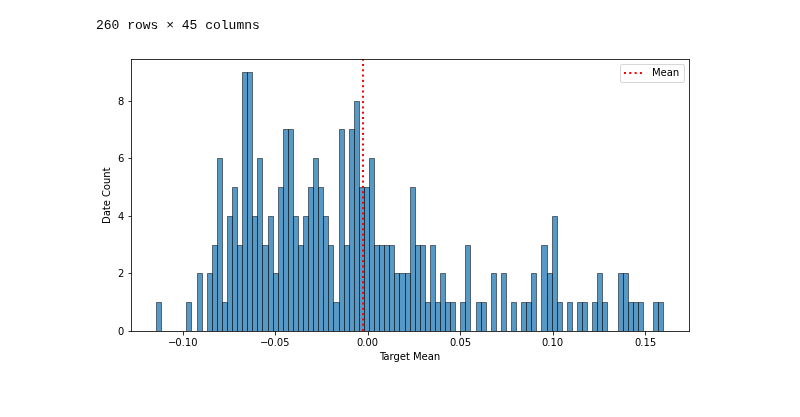
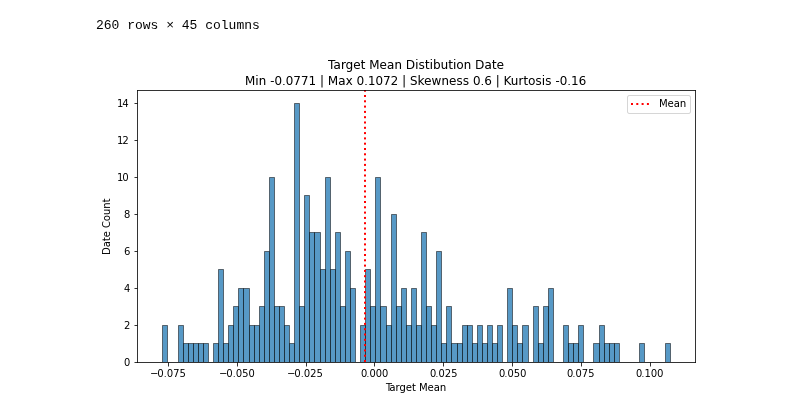
Before and after one commit to GariZabaleta/Brownian_motion, a Jupyter notebook: Brownian_Motion.ipynb, the cells around one changed output. Drawn from its saved outputs; the diff is of its cells as text; code cells hidden in the pictures.

```diff
--- a/Brownian_Motion.ipynb
+++ b/Brownian_Motion.ipynb
@@ -322,14 +322,20 @@ X
 260 rows × 45 columns
 # %%
 fig, ax = plt.subplots(figsize=(10,5))
-sns.histplot(data=X["pct_IDQB_21"].values, bins=100,
+sns.histplot(data=X["pct_IDQB_10"].values, bins=100,
              ax=ax)
 ax.axvline(x=X["pct_IDQB_10"].mean(), color='red', linestyle='dotted', linewidth=2,
            label='Mean')
+
+ax.set_title("Target Mean Distibution Date\n"
+             f"""Min {round(X["pct_IDQB_10"].min(), 4)} | """
+             f"""Max {round(X["pct_IDQB_10"].max(), 4)} | """
+             f"""Skewness {round(X["pct_IDQB_10"].skew(), 2)} | """
+             f"""Kurtosis {round(X["pct_IDQB_10"].kurtosis(), 2)}""")
 
 ax.set_xlabel("Target Mean")
 ax.set_ylabel("Date Count")
 ax.legend()
 plt.show()
 # %% [output]
-[figure, old version]
+[figure, new version]
```
